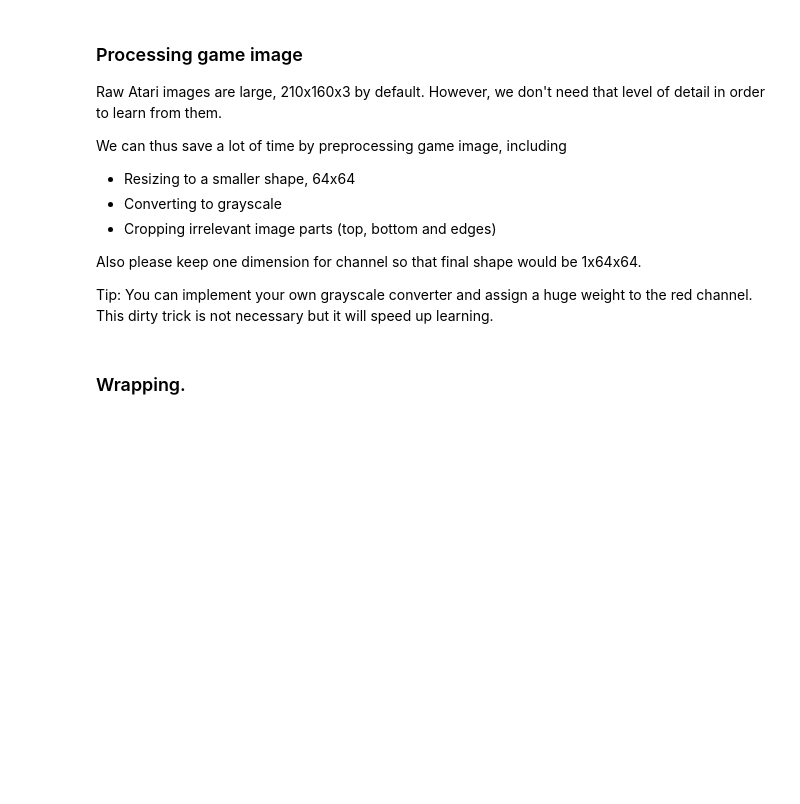
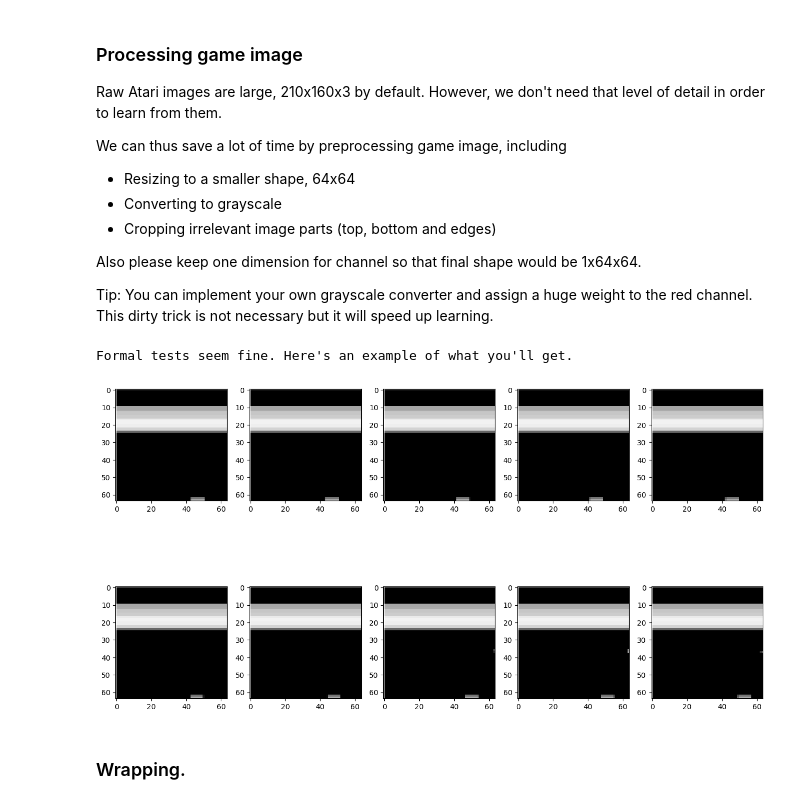
Before and after one commit to lalayants/Practical_RL, a Jupyter notebook: week04_approx_rl/homework_pytorch_main.ipynb, the cells around one changed output. Saved outputs shown, nothing was run; the diff lists cells and outputs as text; code cells hidden in the pictures; blank space fills up the shorter version.

```diff
--- a/week04_approx_rl/homework_pytorch_main.ipynb
+++ b/week04_approx_rl/homework_pytorch_main.ipynb
@@ -105,10 +131,8 @@ class PreprocessAtariObs(ObservationWrapper):
         self.img_size = (1, 64, 64)
         self.observation_space = Box(0.0, 1.0, self.img_size)
 
-
     def _to_gray_scale(self, rgb, channel_weights=[0.8, 0.1, 0.1]):
         return cv2.cvtColor(rgb, cv2.COLOR_BGR2GRAY)
-
 
     def observation(self, img):
         """what happens to each observation"""
@@ -121,41 +145,53 @@ class PreprocessAtariObs(ObservationWrapper):
         #      because it is extremely slow.)
         #  * cast image to grayscale
         #  * convert image pixels to (0,1) range, float32 type
-        img = self._to_gray_scale(cv2.resize(img[31:193, 7:143],(self.img_size[1], self.img_size[1]))).reshape(self.img_size).astype(np.float32) / 255
+        img = (
+            self._to_gray_scale(
+                cv2.resize(img[31:193, 7:143], (self.img_size[1], self.img_size[1]))
+            )
+            .reshape(self.img_size)
+            .astype(np.float32)
+            / 255
+        )
         return img
 # %%
 import gymnasium as gym
+
 # spawn game instance for tests
 env = gym.make(ENV_NAME, render_mode="rgb_array")  # create raw env
 env = PreprocessAtariObs(env)
 observation_shape = env.observation_space.shape
 n_actions = env.action_space.n
 env.reset()
 obs, _, _, _, _ = env.step(env.action_space.sample())
 
 # test observation
-assert obs.ndim == 3, "observation must be [channel, h, w] even if there's just one channel"
+assert (
+    obs.ndim == 3
+), "observation must be [channel, h, w] even if there's just one channel"
 assert obs.shape == observation_shape, obs.shape
-assert obs.dtype == 'float32', print(obs.dtype)
+assert obs.dtype == "float32", print(obs.dtype)
 assert len(np.unique(obs)) > 2, "your image must not be binary"
-assert 0 <= np.min(obs) and np.max(
-    obs) <= 1, "convert image pixels to [0,1] range"
+assert 0 <= np.min(obs) and np.max(obs) <= 1, "convert image pixels to [0,1] range"
 
 assert np.max(obs) >= 0.5, "It would be easier to see a brighter observation"
 assert np.mean(obs) >= 0.1, "It would be easier to see a brighter observation"
 
 print("Formal tests seem fine. Here's an example of what you'll get.")
 
 n_cols = 5
 n_rows = 2
 fig = plt.figure(figsize=(16, 9))
 obs, _ = env.reset()
 for row in range(n_rows):
     for col in range(n_cols):
         ax = fig.add_subplot(n_rows, n_cols, row * n_cols + col + 1)
-        ax.imshow(obs[0, :, :], interpolation='none', cmap='gray')
+        ax.imshow(obs[0, :, :], interpolation="none", cmap="gray")
         obs, _, _, _, _ = env.step(env.action_space.sample())
 plt.show()
+# %% [output]
+Formal tests seem fine. Here's an example of what you'll get.
+[figure, added]
 # %% [markdown]
 ### Wrapping.
 # %% [markdown]
```
Also changed, not shown: parts of 24 cells of this notebook.
